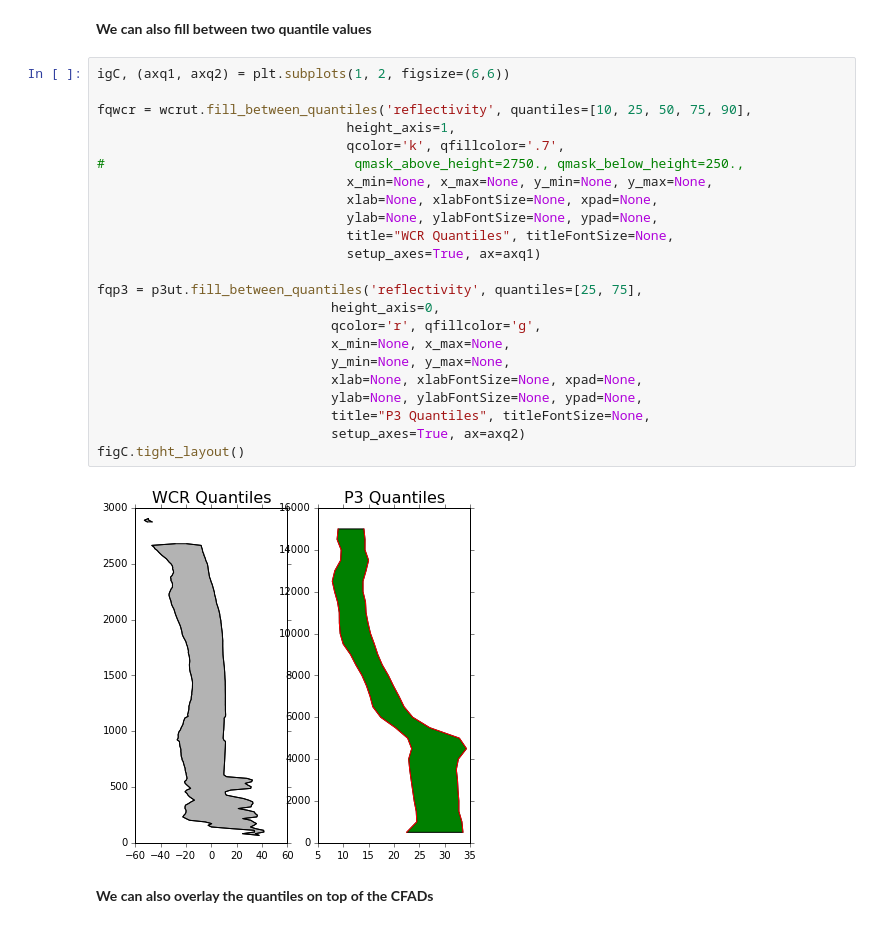
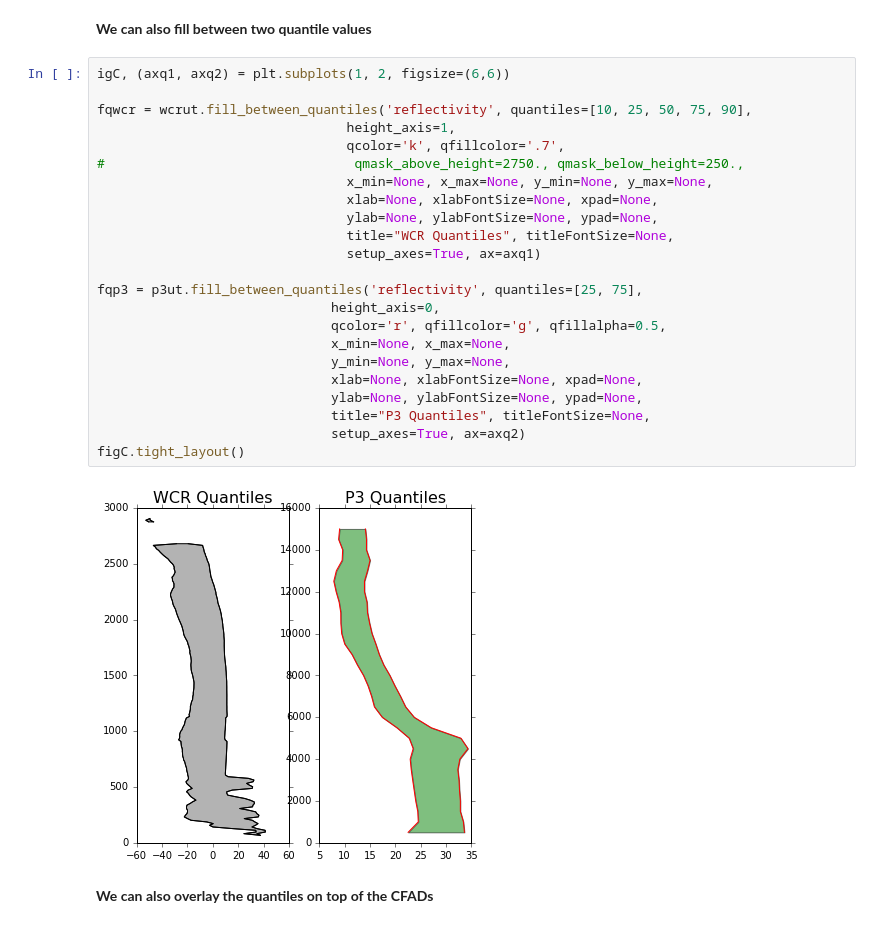
Before and after one commit to nguy/AWOT, a Jupyter notebook: examples/awot_cfad_demo.ipynb, the cells around one changed output. Drawn from its saved outputs; the diff is of its cells as text.

```diff
--- a/examples/awot_cfad_demo.ipynb
+++ b/examples/awot_cfad_demo.ipynb
@@ -190,28 +191,28 @@ figC.tight_layout()
 # %%
 igC, (axq1, axq2) = plt.subplots(1, 2, figsize=(6,6))
 
 fqwcr = wcrut.fill_between_quantiles('reflectivity', quantiles=[10, 25, 50, 75, 90],
                                 height_axis=1,
                                 qcolor='k', qfillcolor='.7',
 #                                qmask_above_height=2750., qmask_below_height=250.,
                                 x_min=None, x_max=None, y_min=None, y_max=None,
                                 xlab=None, xlabFontSize=None, xpad=None,
                                 ylab=None, ylabFontSize=None, ypad=None,
                                 title="WCR Quantiles", titleFontSize=None,
                                 setup_axes=True, ax=axq1)
 
 fqp3 = p3ut.fill_between_quantiles('reflectivity', quantiles=[25, 75],
                               height_axis=0,
-                              qcolor='r', qfillcolor='g',
+                              qcolor='r', qfillcolor='g', qfillalpha=0.5,
                               x_min=None, x_max=None,
                               y_min=None, y_max=None,
                               xlab=None, xlabFontSize=None, xpad=None,
                               ylab=None, ylabFontSize=None, ypad=None,
                               title="P3 Quantiles", titleFontSize=None,
                               setup_axes=True, ax=axq2)
 figC.tight_layout()
 # %% [output]
-[figure, old version]
+[figure, new version]
 # %% [markdown]
 <b>We can also overlay the quantiles on top of the CFADs</b>
 # %%
```
Also changed, not shown: parts of 3 cells of this notebook, 1 other file.
